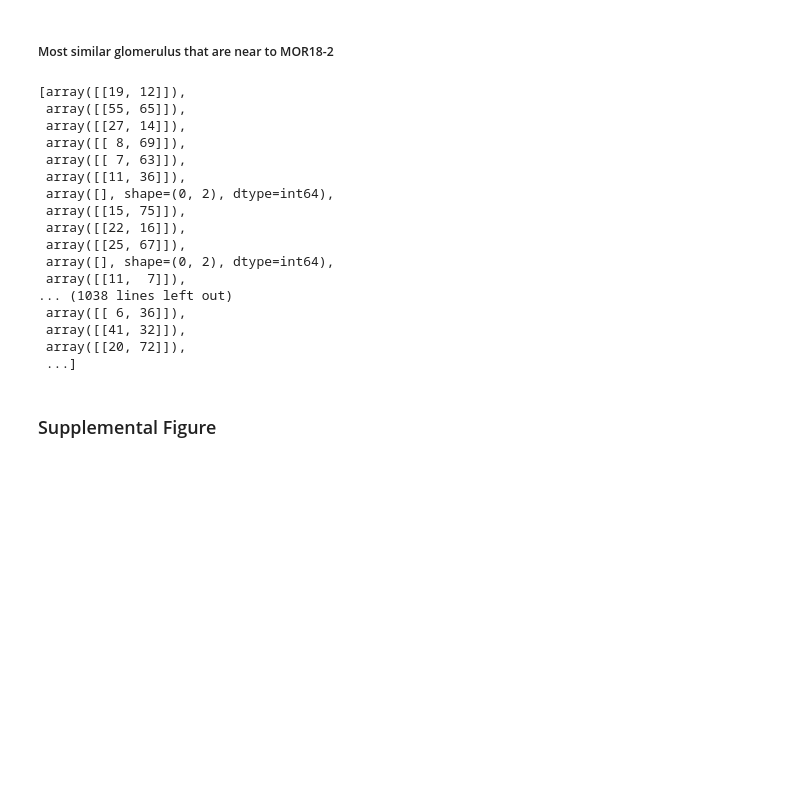
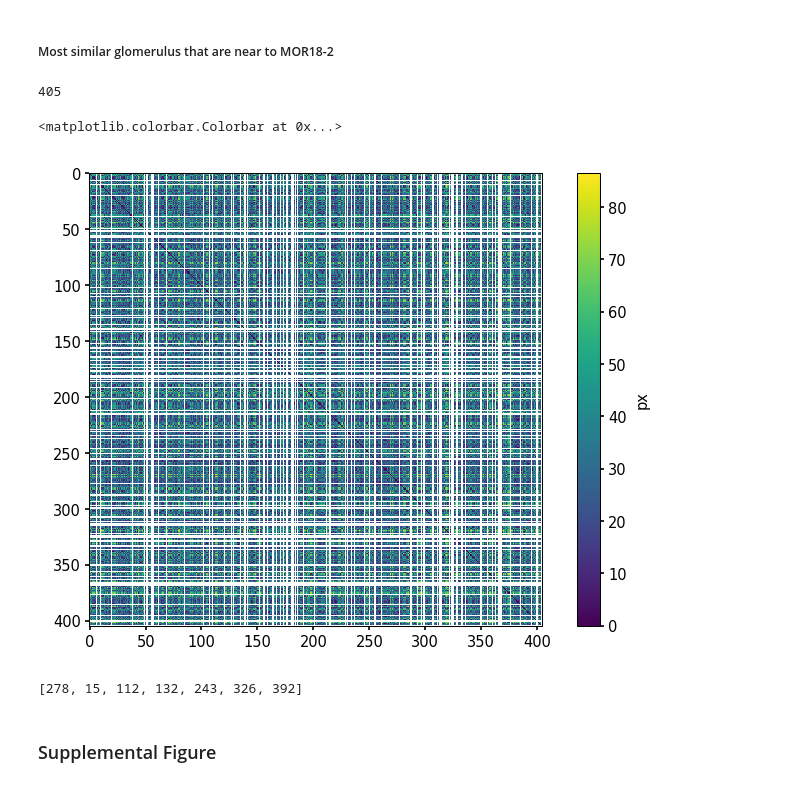
Before and after one commit to Huitzilo/glomcentric_code, a Jupyter notebook: MOB_Fig_tunotopy.ipynb, the cells around one changed output. Drawn from its saved outputs; the diff is of its cells as text; code cells hidden in the pictures; blank space fills up the shorter version.

```diff
--- a/MOB_Fig_tunotopy.ipynb
+++ b/MOB_Fig_tunotopy.ipynb
@@ -920,23 +924,10 @@ from itertools import compress
 # %%
-# spatial distance of glomeruli
+# spatial locations of glomeruli: peaks in the modes
+from skimage.feature import peak_local_max
+from itertools import compress
+peaks = []
 for i in range(ts_normed.base.shaped2D().shape[0]):
     peaks.append(peak_local_max(ts.base.shaped2D()[i,:,:], threshold_abs=0.7, min_distance=4))
-peaks
+len(peaks)
 # %% [output]
-[array([[19, 12]]),
- array([[55, 65]]),
- array([[27, 14]]),
- array([[ 8, 69]]),
- array([[ 7, 63]]),
- array([[11, 36]]),
- array([], shape=(0, 2), dtype=int64),
- array([[15, 75]]),
- array([[22, 16]]),
- array([[25, 67]]),
- array([], shape=(0, 2), dtype=int64),
- array([[11,  7]]),
-... (1038 lines left out)
- array([[ 6, 36]]),
- array([[41, 32]]),
- array([[20, 72]]),
- ...]
+405
@@ -944,0 +934,25 @@ peaks
+# %%
+#now need to compute a distance matrix between all peaks, using the closest peak in the cases where there are multiple.
+from itertools import product
+spatial_distmat = np.zeros((len(peaks), len(peaks)))
+for i,p1 in enumerate(peaks):
+    for j, p2 in enumerate(peaks):
+        if (len(p1) < 1) or (len(p2) < 1):
+            spatial_distmat[i,j] = np.nan
+        else:
+            spatial_distmat[i,j] = np.min([np.linalg.norm(pp2 - pp1) for pp1,pp2 in product(p1, p2)])
+# %%
+plt.imshow(spatial_distmat)
+plt.colorbar(label="px")
+# %% [output]
+<matplotlib.colorbar.Colorbar at 0x...>
+[figure, added]
+# %%
+cluster_id = 200
+MOR182gloms = return_all_childs(link,cluster_id+link.shape[0]+1)
+print(MOR182gloms)
+#for ind in MOR182gloms:
+#    plt.figure()
+#    plt.imshow(ts_normed.base.shaped2D()[ind])
+# %% [output]
+[278, 15, 112, 132, 243, 326, 392]
```
Also changed, not shown: parts of 10 cells of this notebook.
